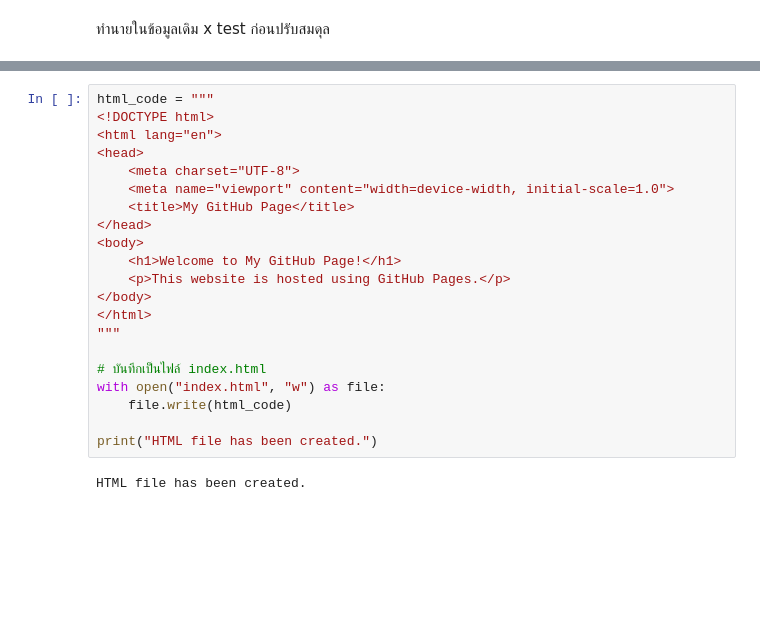
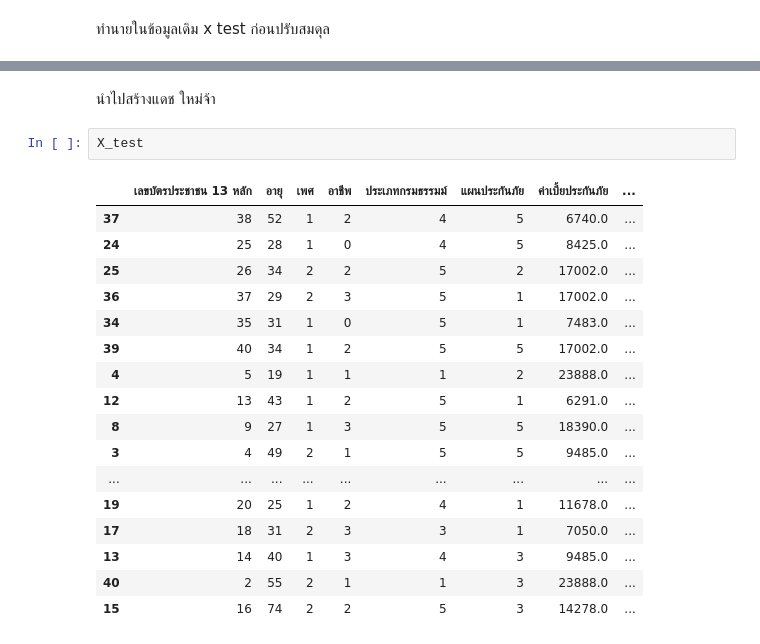
Before and after one commit to Suchada2000/MY-WORK, a Jupyter notebook: Untitled31.ipynb, the cells around one changed output, grey strips where cells are left out. Cells and saved outputs as stored; diff of their text form; blank space fills up the shorter version.

```diff
--- a/Untitled31.ipynb
+++ b/Untitled31.ipynb
@@ -662,23 +546,22 @@ SyntaxError: invalid syntax (<ipython-input-85-f1201f1b4e3c>, line 1)
-# %%
-html_code = """
-<!DOCTYPE html>
-<html lang="en">
-<head>
-    <meta charset="UTF-8">
-    <meta name="viewport" content="width=device-width, initial-scale=1.0">
-    <title>My GitHub Page</title>
-</head>
-<body>
-    <h1>Welcome to My GitHub Page!</h1>
-    <p>This website is hosted using GitHub Pages.</p>
-</body>
-</html>
-"""
-
-# บันทึกเป็นไฟล์ index.html
-with open("index.html", "w") as file:
-    file.write(html_code)
-
-print("HTML file has been created.")
-# %% [output]
-HTML file has been created.
+# %% [markdown]
+นำไปสร้างแดช ใหม่จ้า
+# %%
+X_test
+# %% [output]
+|  | เลขบัตรประชาชน 13 หลัก | อายุ | เพศ | อาชีพ | ประเภทกรมธรรมม์ | แผนประกันภัย | ค่าเบี้ยประกันภัย | ... |
+| 37 | 38 | 52 | 1 | 2 | 4 | 5 | 6740.0 | ... |
+| 24 | 25 | 28 | 1 | 0 | 4 | 5 | 8425.0 | ... |
+| 25 | 26 | 34 | 2 | 2 | 5 | 2 | 17002.0 | ... |
+| 36 | 37 | 29 | 2 | 3 | 5 | 1 | 17002.0 | ... |
+| 34 | 35 | 31 | 1 | 0 | 5 | 1 | 7483.0 | ... |
+| 39 | 40 | 34 | 1 | 2 | 5 | 5 | 17002.0 | ... |
+| 4 | 5 | 19 | 1 | 1 | 1 | 2 | 23888.0 | ... |
+| 12 | 13 | 43 | 1 | 2 | 5 | 1 | 6291.0 | ... |
+| 8 | 9 | 27 | 1 | 3 | 5 | 5 | 18390.0 | ... |
+| 3 | 4 | 49 | 2 | 1 | 5 | 5 | 9485.0 | ... |
+| ... | ... | ... | ... | ... | ... | ... | ... | ... |
+| 19 | 20 | 25 | 1 | 2 | 4 | 1 | 11678.0 | ... |
+| 17 | 18 | 31 | 2 | 3 | 3 | 1 | 7050.0 | ... |
+| 13 | 14 | 40 | 1 | 3 | 4 | 3 | 9485.0 | ... |
+| 40 | 2 | 55 | 2 | 1 | 1 | 3 | 23888.0 | ... |
+| 15 | 16 | 74 | 2 | 2 | 5 | 3 | 14278.0 | ... |
```
Also changed, not shown: parts of 35 cells of this notebook.
